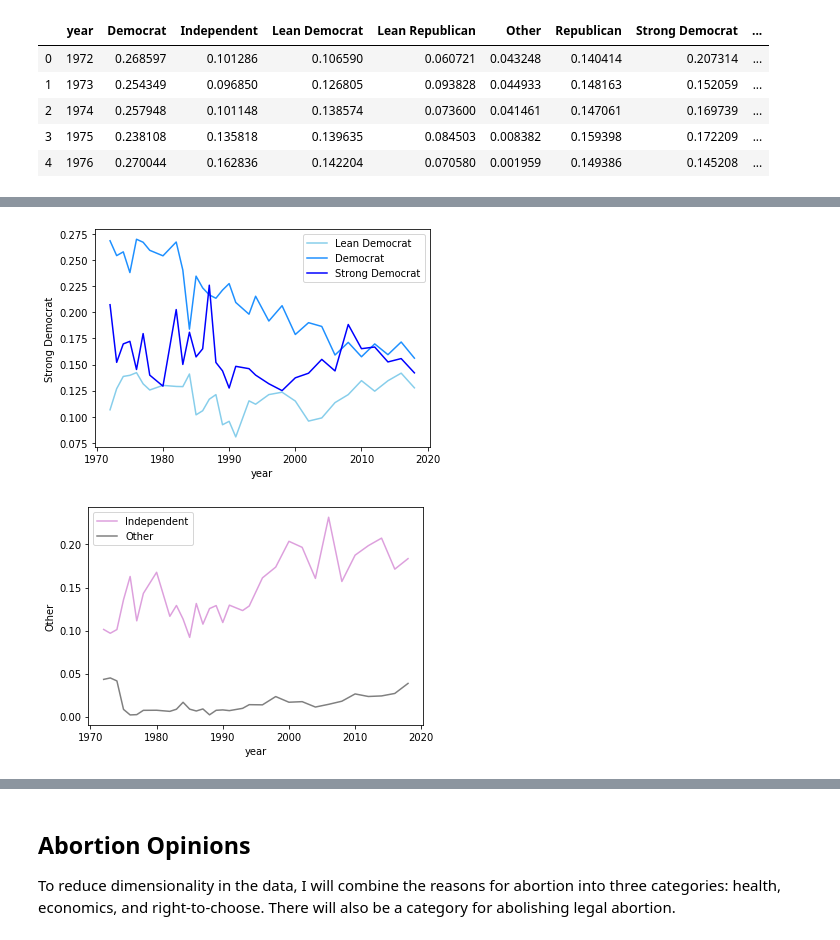
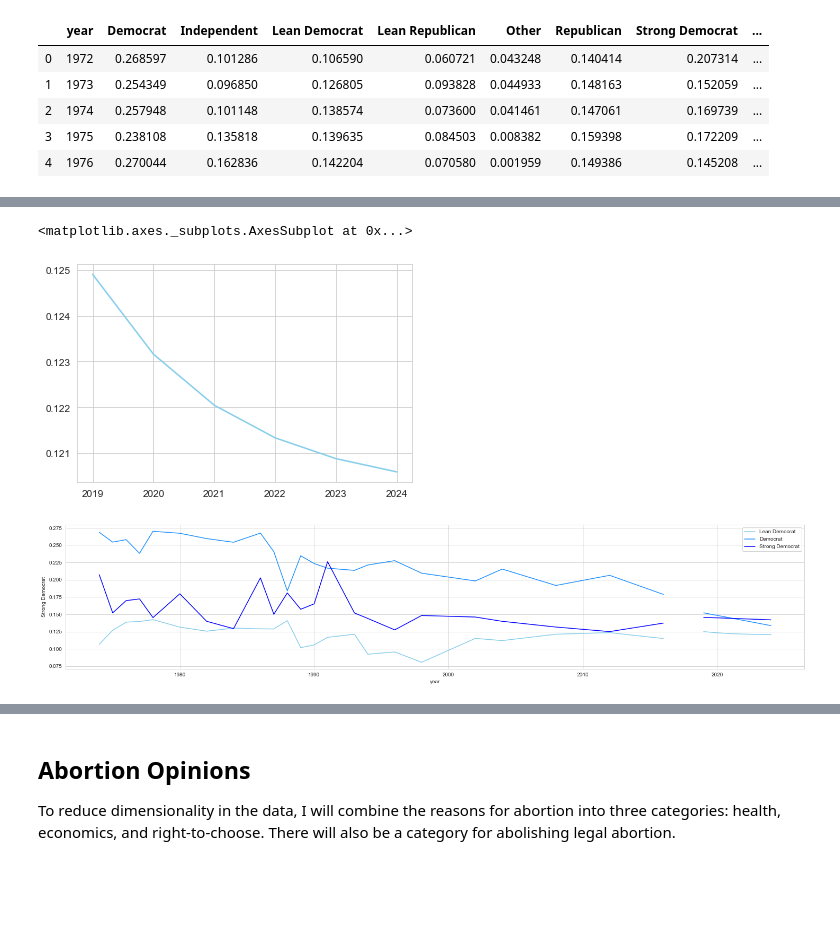
Before and after one commit to shsobieski/Faultlines, a Jupyter notebook: project.ipynb, the cells around one changed output, grey strips where cells are left out. Drawn from its saved outputs; the diff is of its cells as text; code cells hidden in the pictures; blank space fills up the shorter version.

```diff
--- a/project.ipynb
+++ b/project.ipynb
@@ -79,0 +140,15 @@ percent_parties.head()
+# %%
+ln_dem_ts = percent_parties['Lean Democrat']
+ln_dem_preds = make_preds(ln_dem_ts)
+
+mid_dem_ts = percent_parties['Democrat']
+mid_dem_preds = make_preds(mid_dem_ts)
+
+str_dem_ts = percent_parties['Strong Democrat']
+str_dem_preds = make_preds(str_dem_ts)
+
+
+
+
+
+dem_ts = overall['Democrat']
@@ -80,16 +169,24 @@ percent_parties.head()
+# %%
+sns.lineplot(data= ln_dem_preds, color = 'skyblue', dashes=True)
+# %% [output]
+<matplotlib.axes._subplots.AxesSubplot at 0x...>
+[figure, added]
 # %%
+fig = plt.figure(figsize=(25,5))
 sns.lineplot(x= 'year', y = 'Lean Democrat', data= percent_parties,
              color = 'skyblue', label= 'Lean Democrat')
 sns.lineplot(x= 'year', y = 'Democrat', data= percent_parties,
              color = 'dodgerblue', label= 'Democrat')
 sns.lineplot(x= 'year', y = 'Strong Democrat', data= percent_parties,
-             color = 'blue', label= 'Strong Democrat');
+             color = 'blue', label= 'Strong Democrat')
+sns.lineplot(data= ln_dem_preds, color = 'skyblue', linestyle= 'dotted')
+sns.lineplot(data= mid_dem_preds, color = 'dodgerblue', linestyle= 'dotted')
+sns.lineplot(data= str_dem_preds, color = 'blue', linestyle= 'dotted')
+
+
+
+ax1.set_title('Dem Affiliation by Level')
+ax1.set_ylabel('Percent of Population')
+ax1.set_xlabel('');
 # %% [output]
-[figure, old version]
+[figure, new version]
-# %%
-sns.lineplot(x= 'year', y = 'Independent', data= percent_parties,
-             color= 'plum', label= 'Independent')
-sns.lineplot(x= 'year', y = 'Other', data= percent_parties,
-             color= 'grey', label= 'Other');
-# %% [output]
-[figure, removed]
```
Also changed, not shown: parts of 15 cells of this notebook, 1 other file.
